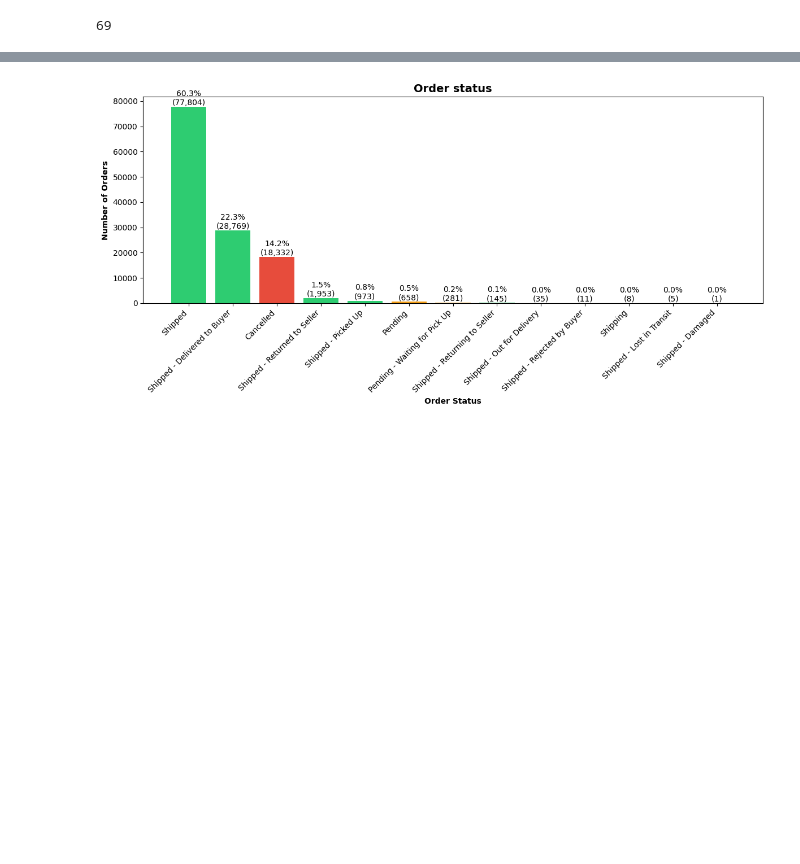
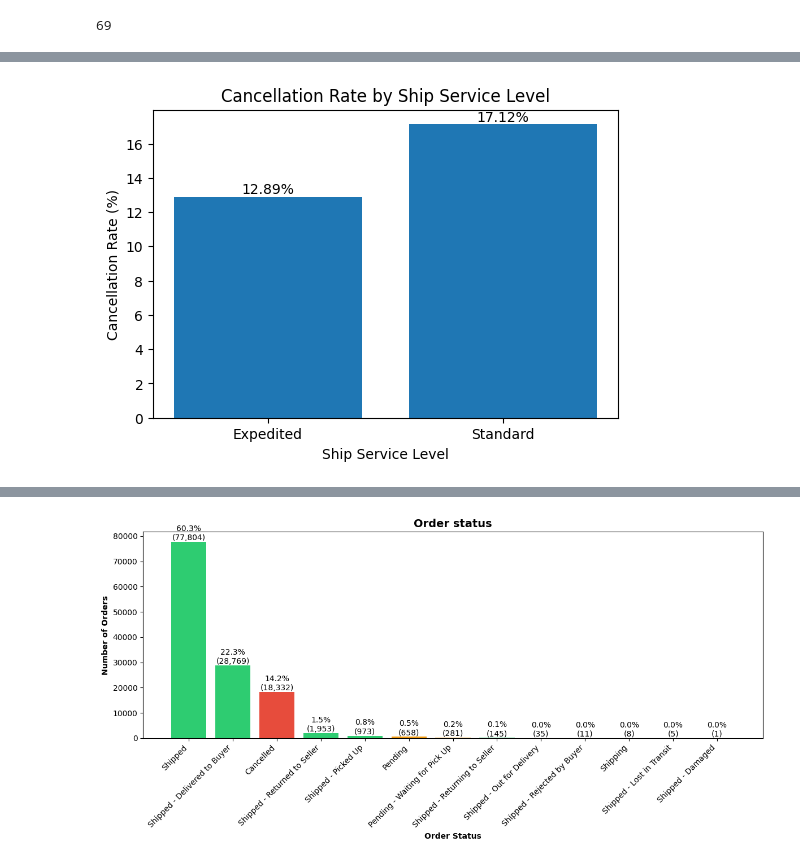
Before and after one commit to codebynishan/amazon-sales-analysis, a Jupyter notebook: EDA.ipynb, the cells around one changed output, grey strips where cells are left out. Cells and saved outputs as stored; diff of their text form; code cells hidden in the pictures; blank space fills up the shorter version.

```diff
--- a/EDA.ipynb
+++ b/EDA.ipynb
@@ -366,0 +424,23 @@ Name: Amount, dtype: float64
+# %%
+ship_data = df.groupby('ship-service-level')['Status'].value_counts().unstack()
+# %%
+ship_data['Cancellation Rate'] = (
+    ship_data['Cancelled'] / ship_data.sum(axis=1)
+) * 100
+# %%
+plt.figure(figsize=(6,4))
+
+bars = plt.bar(
+    ship_data.index,
+    ship_data['Cancellation Rate']
+)
+
+plt.title("Cancellation Rate by Ship Service Level")
+plt.xlabel("Ship Service Level")
+plt.ylabel("Cancellation Rate (%)")
+
+plt.bar_label(bars, fmt='%.2f%%')
+
+plt.show()
+# %% [output]
+[figure, added]
```
Also changed, not shown: parts of 16 cells of this notebook.
